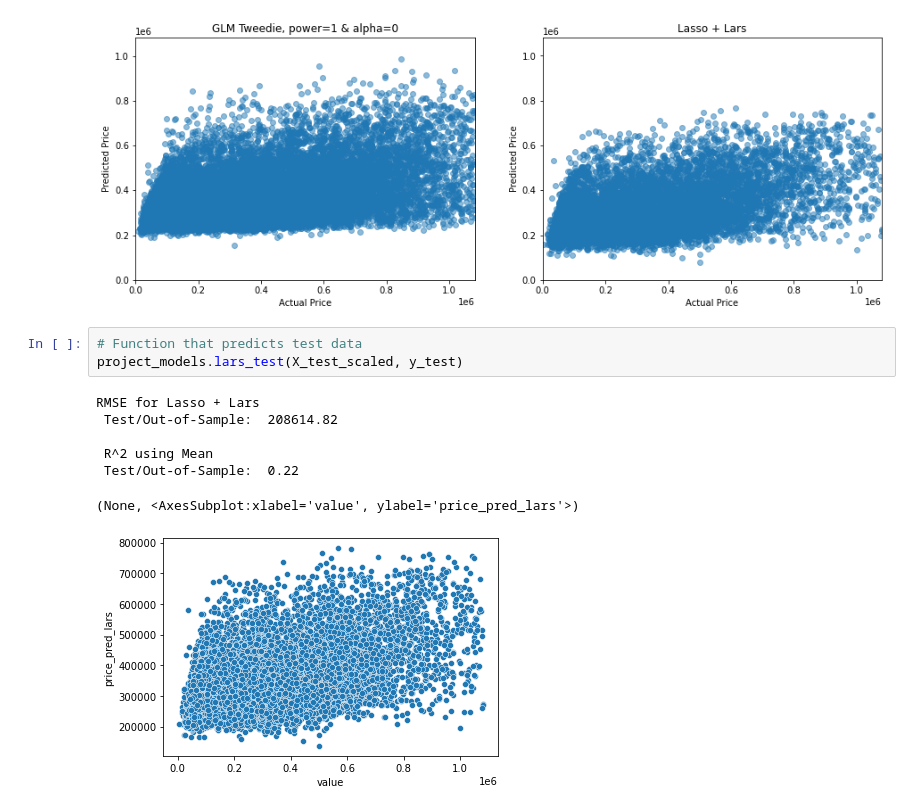
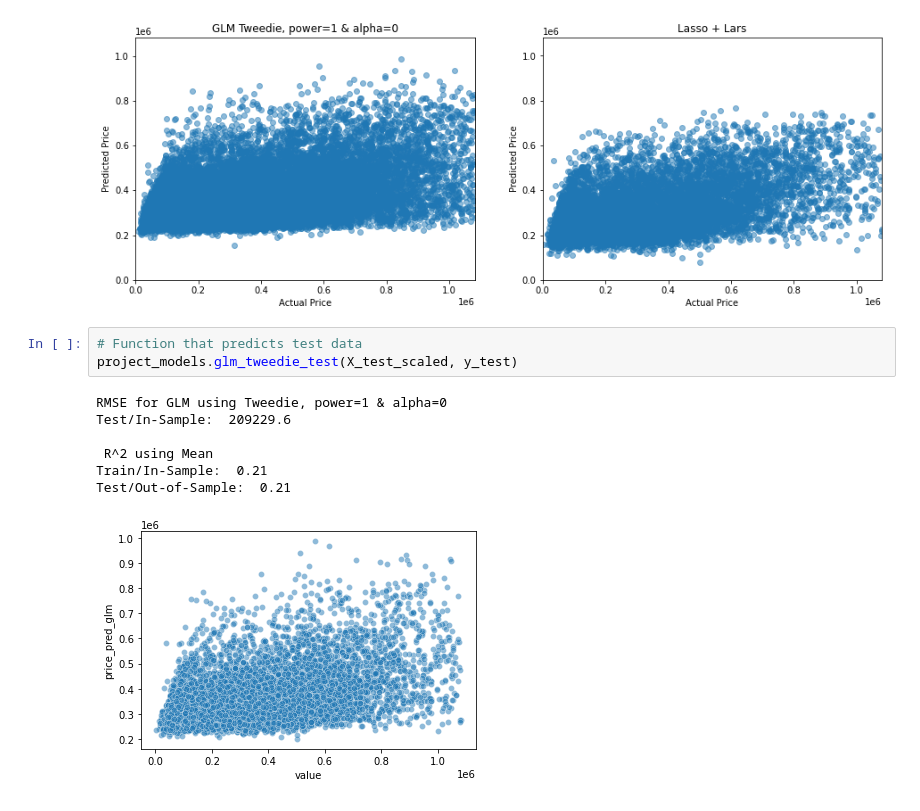
Before and after one commit to craigcalzado/regression-project, a Jupyter notebook: Final_zillow_project.ipynb, the cells around one changed output. Cells and saved outputs as stored; diff of their text form.

```diff
--- a/Final_zillow_project.ipynb
+++ b/Final_zillow_project.ipynb
@@ -367,13 +374,13 @@ Validate/Out-of-Sample:  0.2
 [figure]
 # %%
 # Function that predicts test data
-project_models.lars_test(X_test_scaled, y_test)
+project_models.glm_tweedie_test(X_test_scaled, y_test)
 # %% [output]
-RMSE for Lasso + Lars
- Test/Out-of-Sample:  208614.82
+RMSE for GLM using Tweedie, power=1 & alpha=0
+Test/In-Sample:  209229.6
 
  R^2 using Mean
- Test/Out-of-Sample:  0.22
+Train/In-Sample:  0.21
+Test/Out-of-Sample:  0.21
-(None, <AxesSubplot:xlabel='value', ylabel='price_pred_lars'>)
-[figure, old version]
+[figure, new version]
 # %% [markdown]
```
Also changed, not shown: parts of 16 cells of this notebook.
